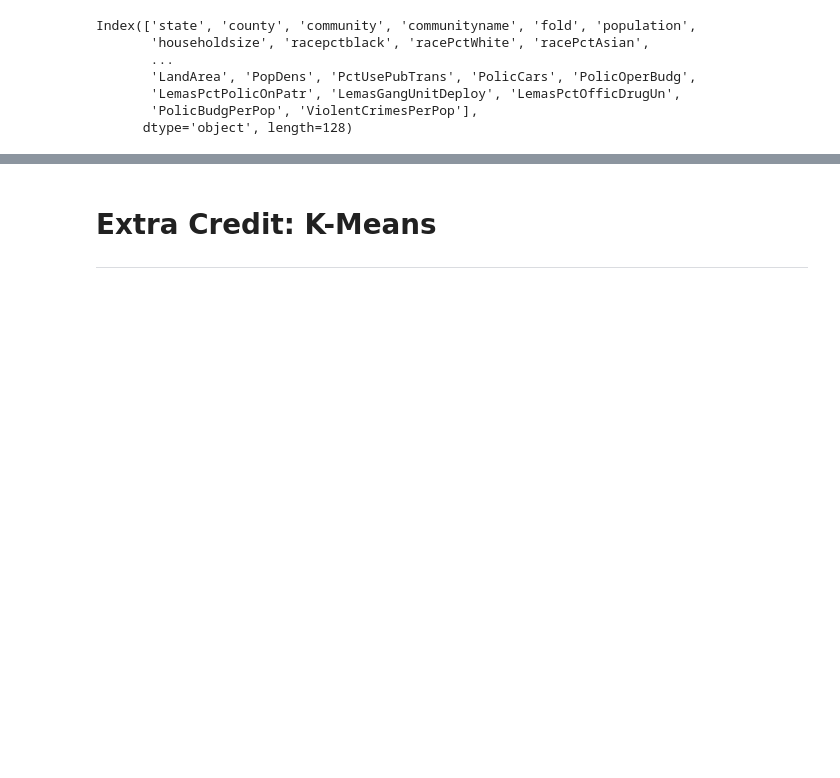
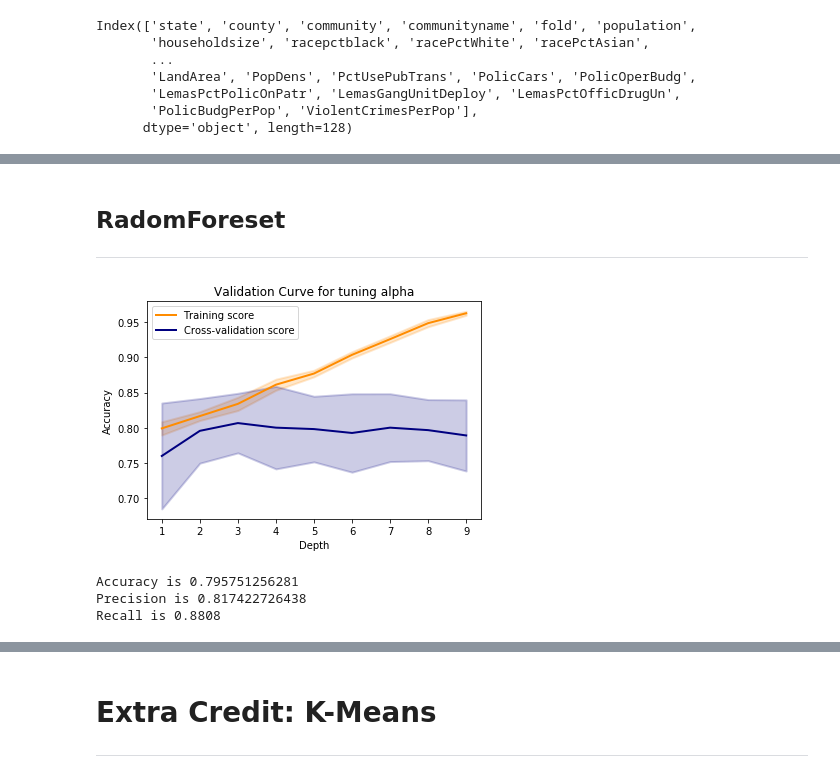
Before and after one commit to ChesterHsieh/CS-584-ML-final-project, a Jupyter notebook: DecisionTree.ipynb, the cells around one changed output, grey strips where cells are left out. Saved outputs shown, nothing was run; the diff lists cells and outputs as text; code cells hidden in the pictures; blank space fills up the shorter version.

```diff
--- a/DecisionTree.ipynb
+++ b/DecisionTree.ipynb
@@ -116,11 +117,7 @@ df.population.hist()
 [figure]
 # %%
 initial= df
-initial = initial.drop('communityname', 1)
-initial = initial.drop('ViolentCrimesPerPop', 1)
-initial = initial.drop('fold', 1)
-initial = initial.drop('state', 1)
+initial = initial.drop('communityname', 1).drop('ViolentCrimesPerPop', 1).drop('fold', 1).drop('state', 1).drop('highCrime',1)
 Y = df['highCrime']
-clf = tree.DecisionTreeClassifier(max_depth=3)
-clf = clf.fit(initial, Y)
-#export_graphviz(clf)
+dtclf = tree.DecisionTreeClassifier(max_depth=1)
+dtclf = dtclf.fit(initial, Y)
@@ -619,0 +465,25 @@ ValueError: Can't handle mix of binary and continuous
+# %% [markdown]
+## RadomForeset
+--------------------------
+# %%
+plt.title("Validation Curve for tuning alpha")
+plt.xlabel("Depth")
+plt.ylabel("Accuracy")
+
+lw = 2
+#plt.semilogx(param_range, train_scores_mean, label="Training score",
+#             color="darkorange", lw=lw)
+plt.plot(param_range,train_scores_mean,label="Training score",color="darkorange",lw=lw)
+plt.plot(param_range,test_scores_mean,label="Cross-validation score",color="navy",lw=lw)
+plt.fill_between(param_range, train_scores_mean - train_scores_std,
+                 train_scores_mean + train_scores_std, alpha=0.2,
+                 color="darkorange", lw=lw)
+#plt.semilogx(param_range, test_scores_mean, label="Cross-validation score",
+#             color="navy", lw=lw)
+plt.fill_between(param_range, test_scores_mean - test_scores_std,
+                 test_scores_mean + test_scores_std, alpha=0.2,
+                 color="navy", lw=lw)
+plt.legend(loc="best")
+plt.show()
+# %% [output]
+[figure, added]
@@ -619,0 +496,8 @@ ValueError: Can't handle mix of binary and continuous
+# %%
+print ('Accuracy is', acc_scores)
+print ('Precision is', pre_scores)
+print ('Recall is', rec_scores)
+# %% [output]
+Accuracy is 0.795751256281
+Precision is 0.817422726438
+Recall is 0.8808
```
Also changed, not shown: parts of 42 cells of this notebook.
